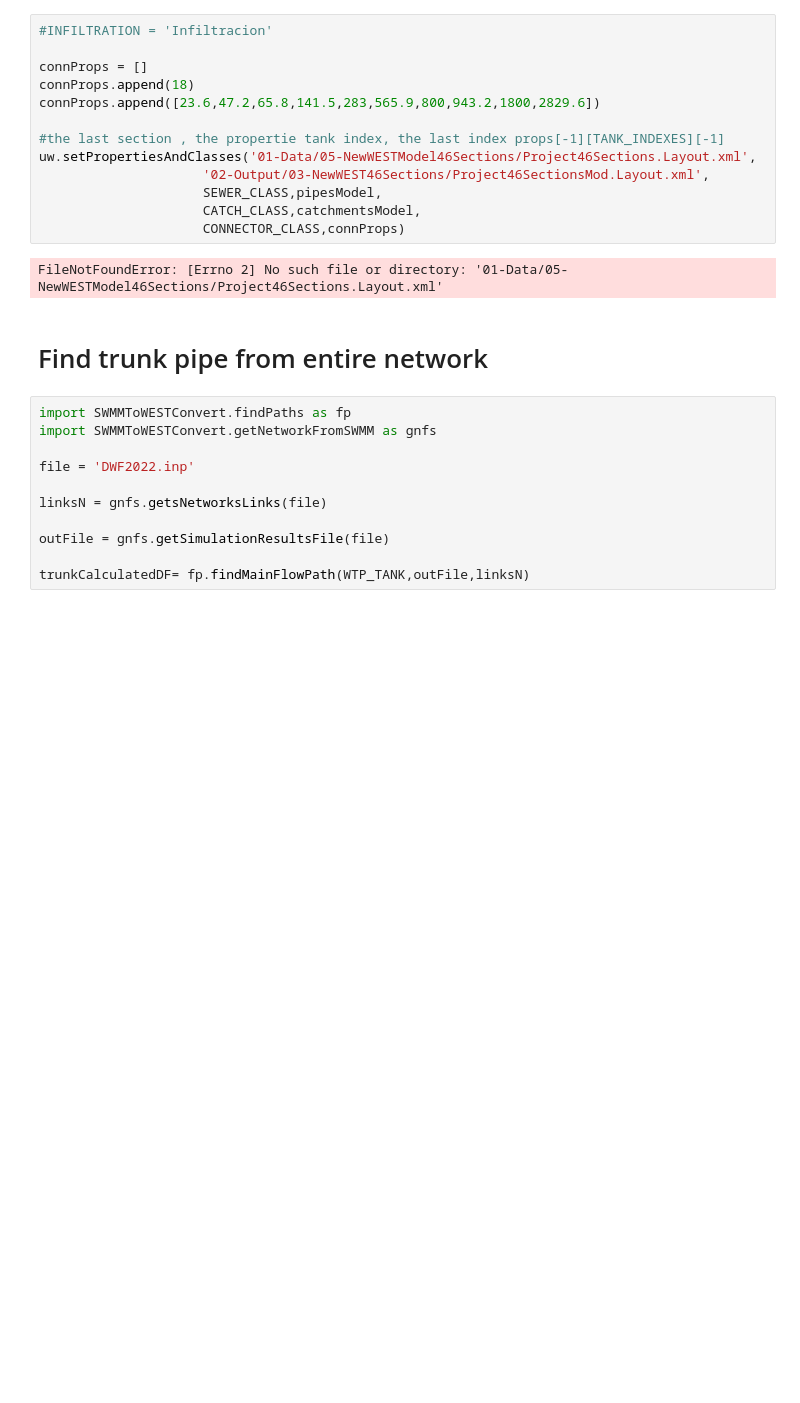
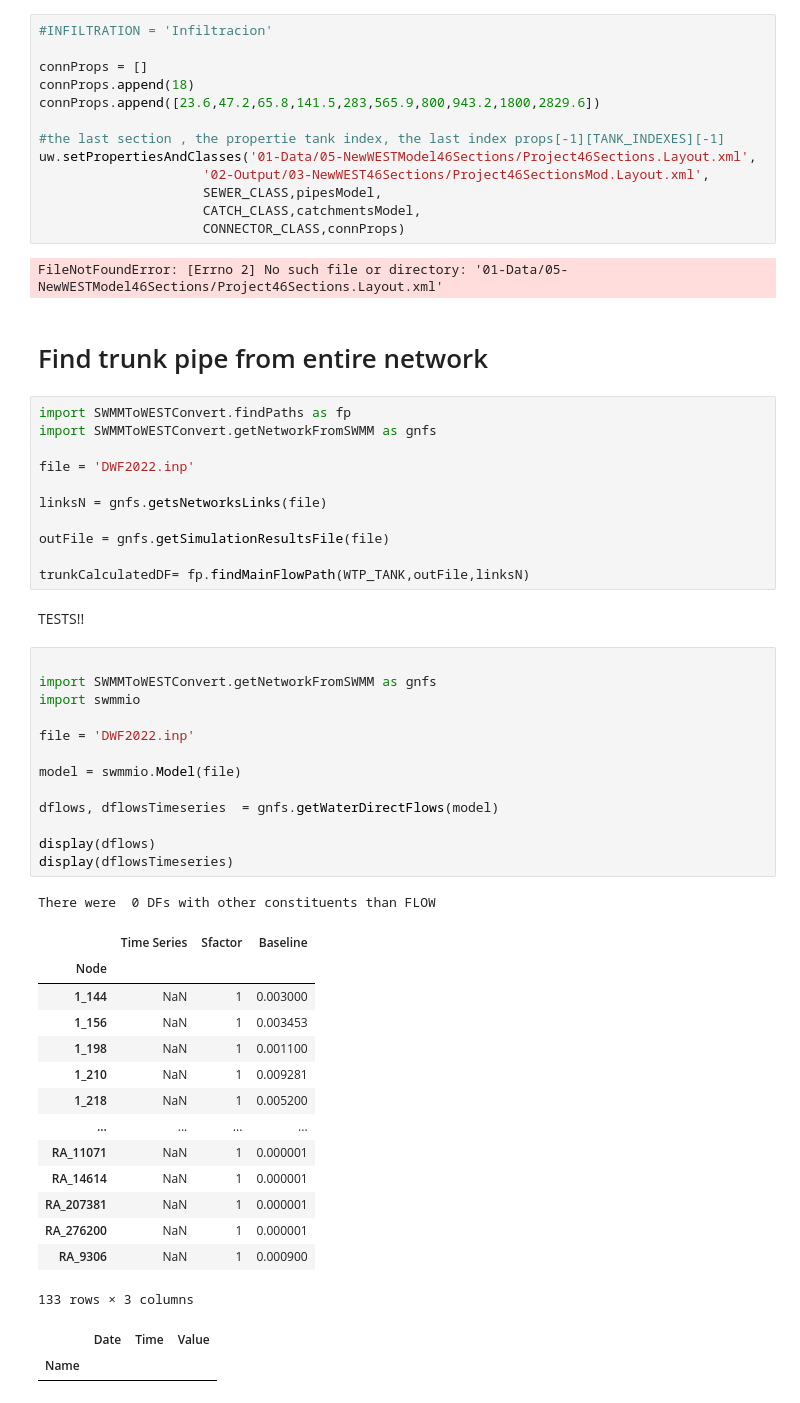
Before and after one commit to lunicirus/SWMMtoWEST, a Jupyter notebook: 04-CreateDWFfromSWMM.ipynb, the cells around one changed output. Saved outputs shown, nothing was run; the diff lists cells and outputs as text; blank space fills up the shorter version.

```diff
--- a/04-CreateDWFfromSWMM.ipynb
+++ b/04-CreateDWFfromSWMM.ipynb
@@ -152,3 +152,36 @@ linksN = gnfs.getsNetworksLinks(file)
 outFile = gnfs.getSimulationResultsFile(file)
 
 trunkCalculatedDF= fp.findMainFlowPath(WTP_TANK,outFile,linksN)
+# %% [markdown]
+TESTS!!
+# %%
+
+import SWMMToWESTConvert.getNetworkFromSWMM as gnfs
+import swmmio
+
+file = 'DWF2022.inp'
+
+model = swmmio.Model(file)
+
+dflows, dflowsTimeseries  = gnfs.getWaterDirectFlows(model)
+
+display(dflows)
+display(dflowsTimeseries)
+# %% [output]
+There were  0 DFs with other constituents than FLOW
+|  | Time Series | Sfactor | Baseline |
+| Node |  |  |  |
+| 1_144 | NaN | 1 | 0.003000 |
+| 1_156 | NaN | 1 | 0.003453 |
+| 1_198 | NaN | 1 | 0.001100 |
+| 1_210 | NaN | 1 | 0.009281 |
+| 1_218 | NaN | 1 | 0.005200 |
+| ... | ... | ... | ... |
+| RA_11071 | NaN | 1 | 0.000001 |
+| RA_14614 | NaN | 1 | 0.000001 |
+| RA_207381 | NaN | 1 | 0.000001 |
+| RA_276200 | NaN | 1 | 0.000001 |
+| RA_9306 | NaN | 1 | 0.000900 |
+133 rows × 3 columns
+|  | Date | Time | Value |
+| Name |  |  |  |
```
Also changed, not shown: parts of 1 cell of this notebook, 2 other files.
